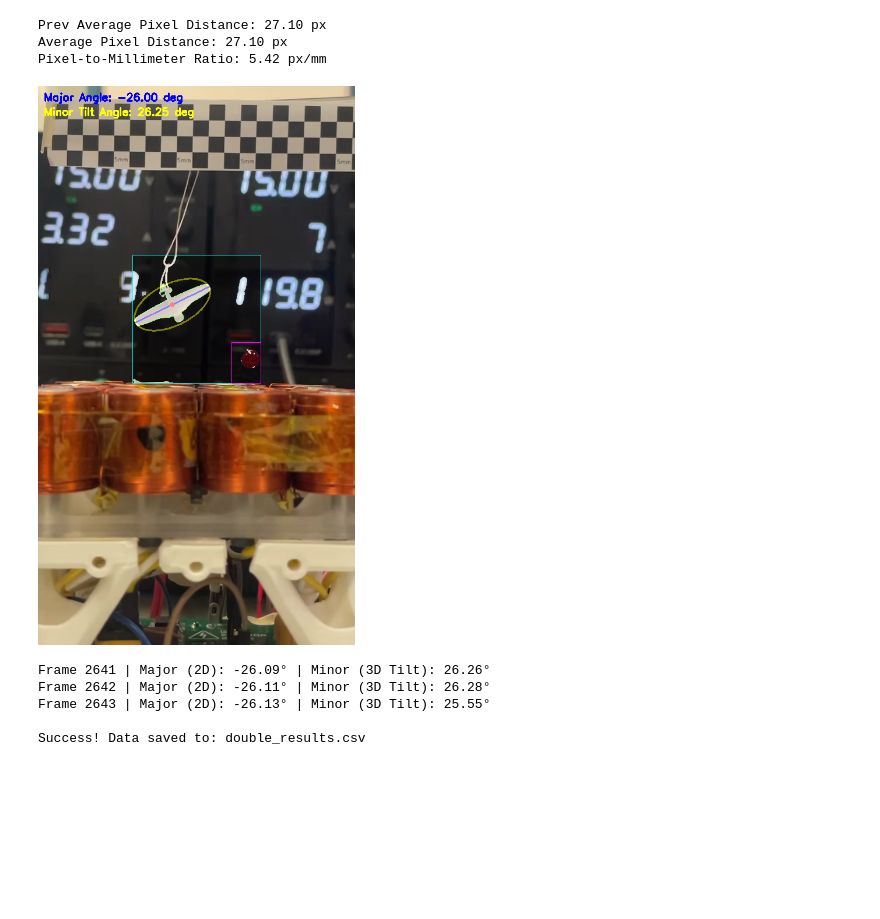
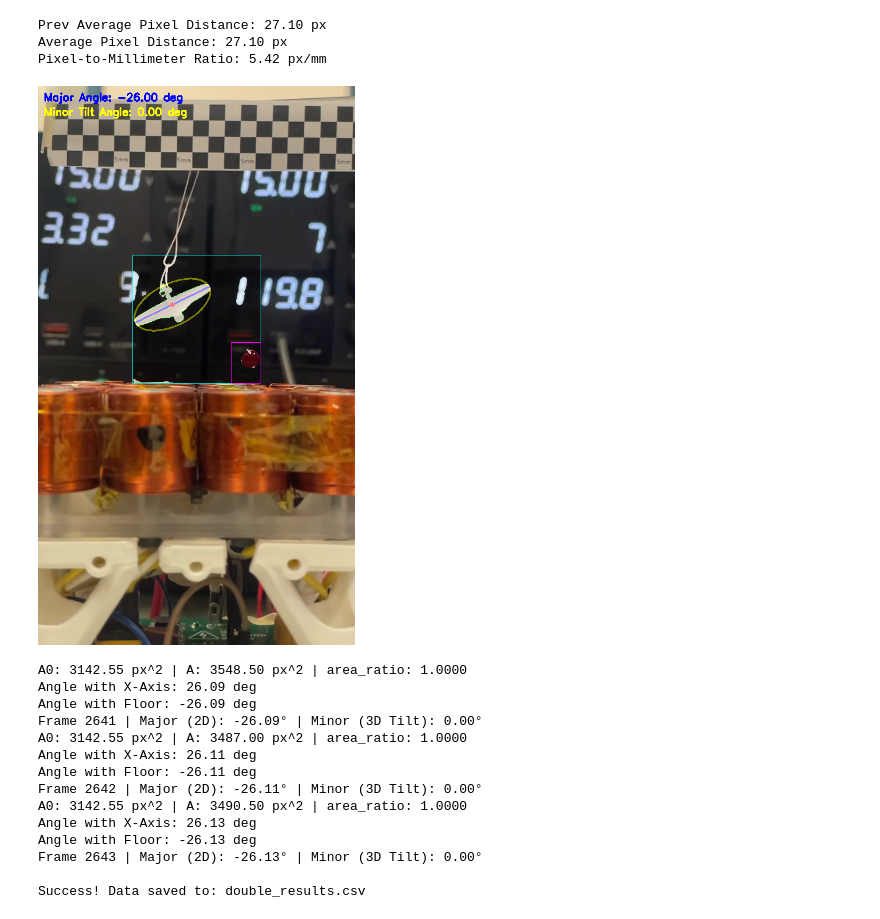
Before and after one commit to YingK8/FlyingRobotsLinLiweiLab, a Jupyter notebook: writeup/double.ipynb, the cells around one changed output. Cells and saved outputs as stored; diff of their text form; code cells hidden in the pictures; blank space fills up the shorter version.

```diff
--- a/writeup/double.ipynb
+++ b/writeup/double.ipynb
@@ -156,6 +159,12 @@ import math
 import pandas as pd
 import PIL.Image
 from IPython.display import display, clear_output
+
+# Area-based tilt calibration: A0 is the mean of the k smallest contour areas from early detections
+area_calib_frames = 30
+area_k_smallest = 10
+area_samples = []
+A0 = None
 
 while True:
     ret, frame = cap.read()
@@ -189,7 +198,8 @@ while True:
     frame_data = {
         "frame": frame_count, "timestamp_sec": frame_count / fps, "detected": False,
         "line_point_x": None, "line_point_y": None, "line_dir_x": None, "line_dir_y": None,
-        "line_angle_deg_major": None, "line_angle_deg_minor": None, "longest_width_px": None
+        "line_angle_deg_major": None, "line_angle_deg_minor": None, "longest_width_px": None,
+        "contour_area_px": None
     }
 
     overlay = frame.copy()  # Draw on full frame instead of binary
@@ -225,14 +235,24 @@ while True:
                 major_len = float(proj_major.max() - proj_major.min())
                 minor_len = float(proj_minor.max() - proj_minor.min())
 
-                # Convert rod lengths from pixels to millimeters
-                minor_len_mm = minor_len / px_mm_ratio
+                contour_area = float(cv2.contourArea(best_cnt))
+                frame_data["contour_area_px"] = round(contour_area, 2)
 
-                # Calculate Minor Angle (3D foreshortening / tilt angle)
-                # Clamp the ratio to <= 1.0 to prevent math domain errors from pixel noise
-                ratio = min(minor_len_mm / rod_length_mm, 1.0)
-                angle_rad_minor = math.acos(ratio)
+                if len(area_samples) < area_calib_frames:
+                    area_samples.append(contour_area)
+                elif len(area_samples) == area_calib_frames:
+                    area_samples.append(contour_area)
+
+                if area_samples:
+                    k = min(area_k_smallest, len(area_samples))
+                    smallest_areas = np.partition(np.array(area_samples, dtype=np.float32), k - 1)[:k]
+                    A0 = float(np.mean(smallest_areas))
+
+                # Area-based tilt angle using projected area ratio A/A0
+                ratio_area = min(max(contour_area / A0, 0.0), 1.0) if A0 and A0 > 0 else 1.0
+                angle_rad_minor = math.acos(ratio_area)
                 angle_deg_minor = math.degrees(angle_rad_minor)
+                print(f"A0: {A0:.2f} px^2 | A: {contour_area:.2f} px^2 | area_ratio: {ratio_area:.4f}")
 
                 # Normalize angles for readable output
                 if angle_deg_major > 90: angle_deg_major -= 180
@@ -240,6 +260,23 @@ while True:
 
                 if angle_deg_minor > 90: angle_deg_minor -= 180
                 elif angle_deg_minor < -90: angle_deg_minor += 180
+
+
+                # Convert degrees to radians for Python's math library
+                rad_major = math.radians(angle_deg_major)
+                rad_tilt = math.radians(angle_deg_minor)
+
+                # 1. True 3D angle with the horizontal left/right axis
+                cos_alpha = math.cos(rad_major) * math.cos(rad_tilt)
+                true_axis_angle = math.degrees(math.acos(cos_alpha))
+
+                # 2. True 3D angle relative to the floor plane
+                sin_beta = math.sin(rad_major) * math.cos(rad_tilt)
+                true_floor_angle = math.degrees(math.asin(sin_beta))
+
+                print(f"Angle with X-Axis: {true_axis_angle:.2f} deg")
+                print(f"Angle with Floor: {true_floor_angle:.2f} deg")
+
 
                 # Convert local crop coordinates to full-frame coordinates
                 cx_full = float(cx_local + x1)
@@ -250,6 +287,8 @@ while True:
                     "line_dir_x": round(float(vx), 4), "line_dir_y": round(float(vy), 4),
                     "line_angle_deg_major": round(angle_deg_major, 2),
                     "line_angle_deg_minor": round(angle_deg_minor, 2),
+                    # "true_axis_angle_deg": round(true_axis_angle, 2),
+                    "true_floor_angle_deg": round(true_floor_angle, 2),
                     "longest_width_px": round(major_len, 2)
                 })
 
@@ -284,37 +323,46 @@ while True:
     if (y2 > y1) and (x2 > x1) and overlay[y1:y2, x1:x2].shape[:2] == main_mask_bgr.shape[:2]:
         overlay[y1:y2, x1:x2] = cv2.addWeighted(overlay[y1:y2, x1:x2], 0.5, main_mask_bgr, 0.5, 0)
 
     # Draw crop rectangle on full frame
     cv2.rectangle(overlay, (x1, y1), (x2, y2), (255, 255, 0), 1)
 
     # Draw ROI rectangle on full frame
     roi_x1 = x1 + max(w - roi_size, 0)
     roi_y1 = y1 + max(h - roi_size - 20, 0)
     roi_x2 = x1 + w
     roi_y2 = y1 + h
     cv2.rectangle(overlay, (roi_x1, roi_y1), (roi_x2, roi_y2), (255, 0, 255), 1)
 
     data_log.append(frame_data)
 
     if frame_count % 100 == 0:
         print(f"Processed {frame_count} frames...")
 
     # Visualization refresh
     if frame_count % display_every_n_frames == 0:
         img = PIL.Image.fromarray(cv2.cvtColor(overlay, cv2.COLOR_BGR2RGB))
         clear_output(wait=True)
         display(img)
 
 # Clean up and save results
 cap.release()
 df = pd.DataFrame(data_log)
 df.to_csv(output_csv_path, index=False)
 print(f"\nSuccess! Data saved to: {output_csv_path}")
 # %% [output]
-[figure, old version]
+[figure, new version]
-Frame 2641 | Major (2D): -26.09° | Minor (3D Tilt): 26.26°
-Frame 2642 | Major (2D): -26.11° | Minor (3D Tilt): 26.28°
-Frame 2643 | Major (2D): -26.13° | Minor (3D Tilt): 25.55°
+A0: 3142.55 px^2 | A: 3548.50 px^2 | area_ratio: 1.0000
+Angle with X-Axis: 26.09 deg
+Angle with Floor: -26.09 deg
+Frame 2641 | Major (2D): -26.09° | Minor (3D Tilt): 0.00°
+A0: 3142.55 px^2 | A: 3487.00 px^2 | area_ratio: 1.0000
+Angle with X-Axis: 26.11 deg
+Angle with Floor: -26.11 deg
+Frame 2642 | Major (2D): -26.11° | Minor (3D Tilt): 0.00°
+A0: 3142.55 px^2 | A: 3490.50 px^2 | area_ratio: 1.0000
+Angle with X-Axis: 26.13 deg
+Angle with Floor: -26.13 deg
+Frame 2643 | Major (2D): -26.13° | Minor (3D Tilt): 0.00°
 
 Success! Data saved to: double_results.csv
 # %%
```
Also changed, not shown: parts of 3 cells of this notebook.
